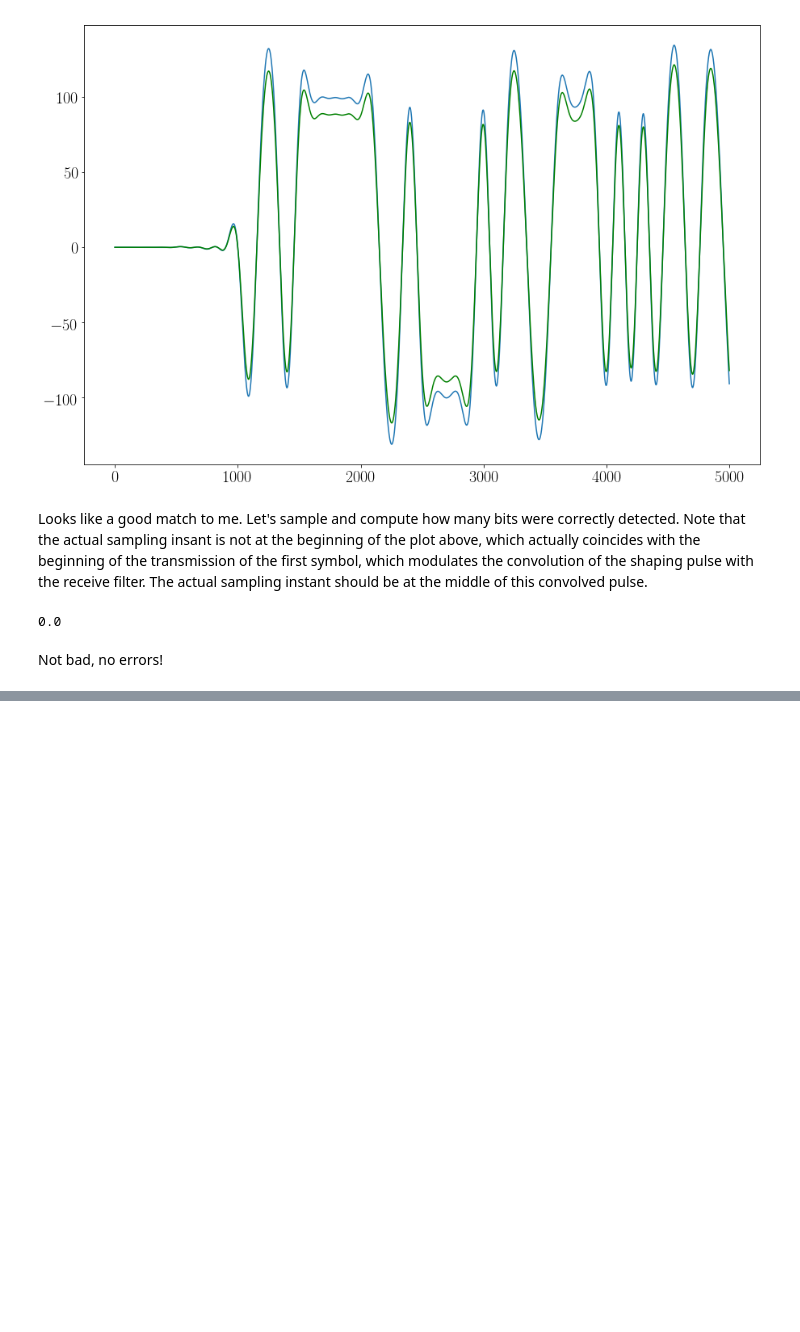
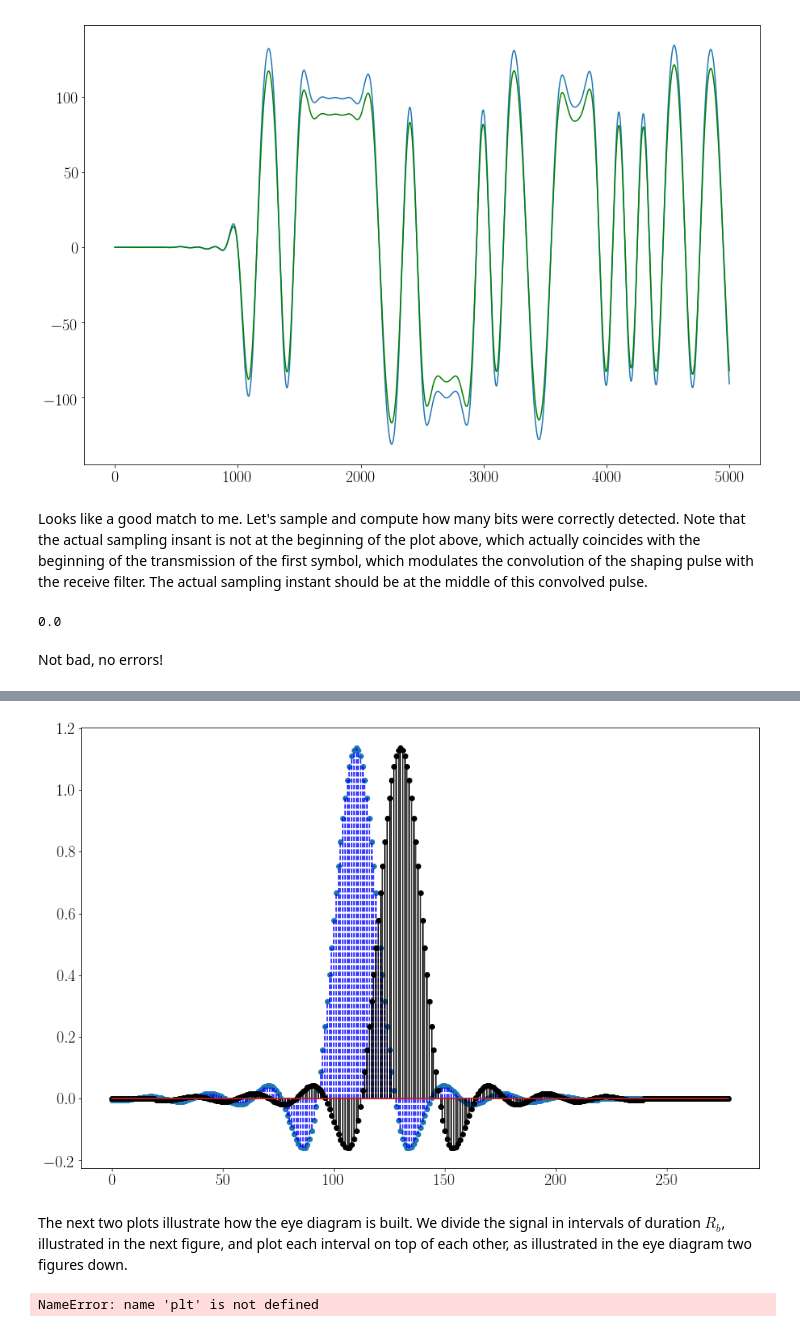
Before and after one commit to rrlopes/Telecommunications, a Jupyter notebook: TX_baseband_detailed.ipynb, the cells around one changed output, grey strips where cells are left out. Cells and saved outputs as stored; diff of their text form; code cells hidden in the pictures; blank space fills up the shorter version.

```diff
--- a/TX_baseband_detailed.ipynb
+++ b/TX_baseband_detailed.ipynb
@@ -300,0 +334,28 @@ Not bad, no errors!
+# %%
+fs1 = 6000
+upsample1 = 20
+Rb1 = fs1/upsample1
+
+t1,pulse1 = rrcosfilter(11*upsample1,r,1/Rb1,fs1)
+
+teste = np.zeros(3*upsample1)
+teste[0] = 1
+teste1 = np.convolve(teste,pulse1)
+plt.stem(teste1,'b--');
+
+teste = np.zeros(3*upsample1)
+teste[upsample1] = 1
+teste1 = np.convolve(teste,pulse1)
+plt.stem(teste1,'k',markerfmt='ko');
+# %% [output]
+[figure, added]
+# %% [markdown]
+The next two plots illustrate how the eye diagram is built. We divide the signal in intervals of duration $R_b$, illustrated in the next figure, and plot each interval on top of each other, as illustrated in the eye diagram two figures down.
+# %%
+plt.plot(PAM[:1500]);
+plt.xticks(np.arange(16)*upsample,[0,r'$T_b$',r'$2T_b$',r'$3T_b$',r'$4T_b$',r'$5T_b$',r'$6T_b$',r'$7T_b$',r'$8T_b$',r'$9T_b$',r'$10T_b$',r'$11T_b$',r'$12T_b$',r'$13T_b$',r'$14T_b$',r'$15T_b$']);
+plt.xlim([0,1500])
+ax = plt.axes();
+ax.xaxis.grid(True);
+# %% [output]
+NameError: name 'plt' is not defined
```
Also changed, not shown: parts of 7 cells of this notebook.
